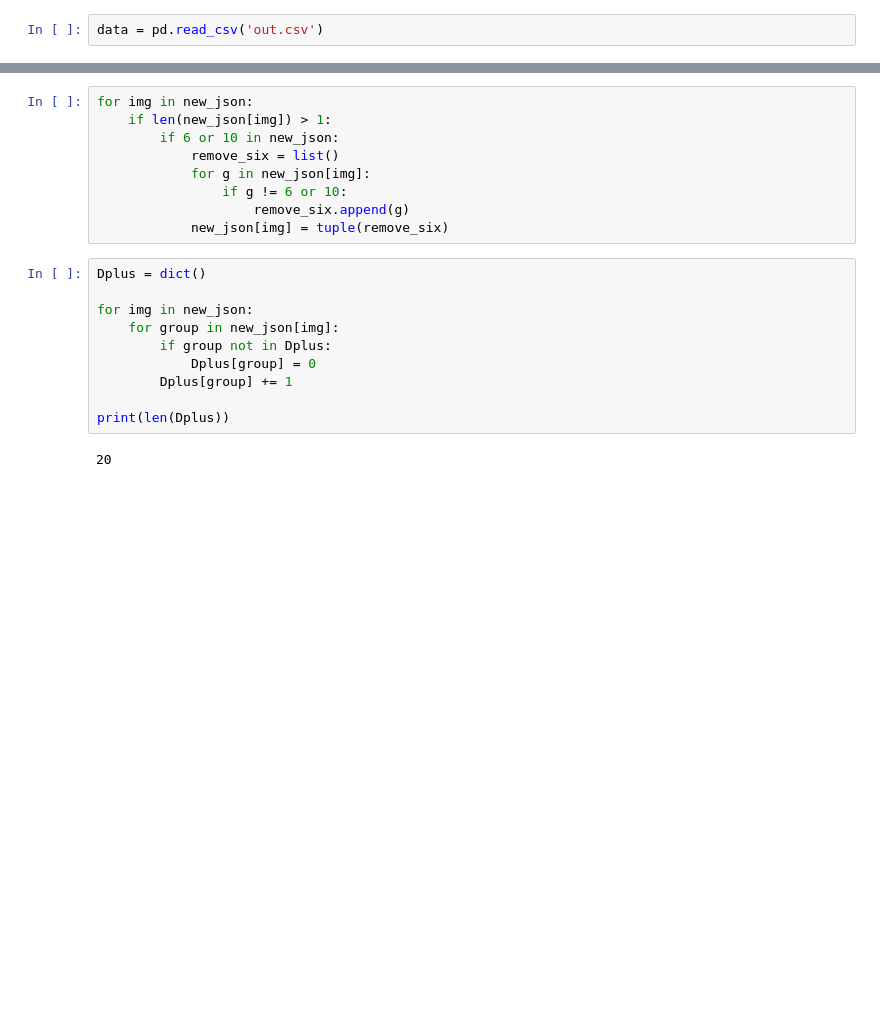
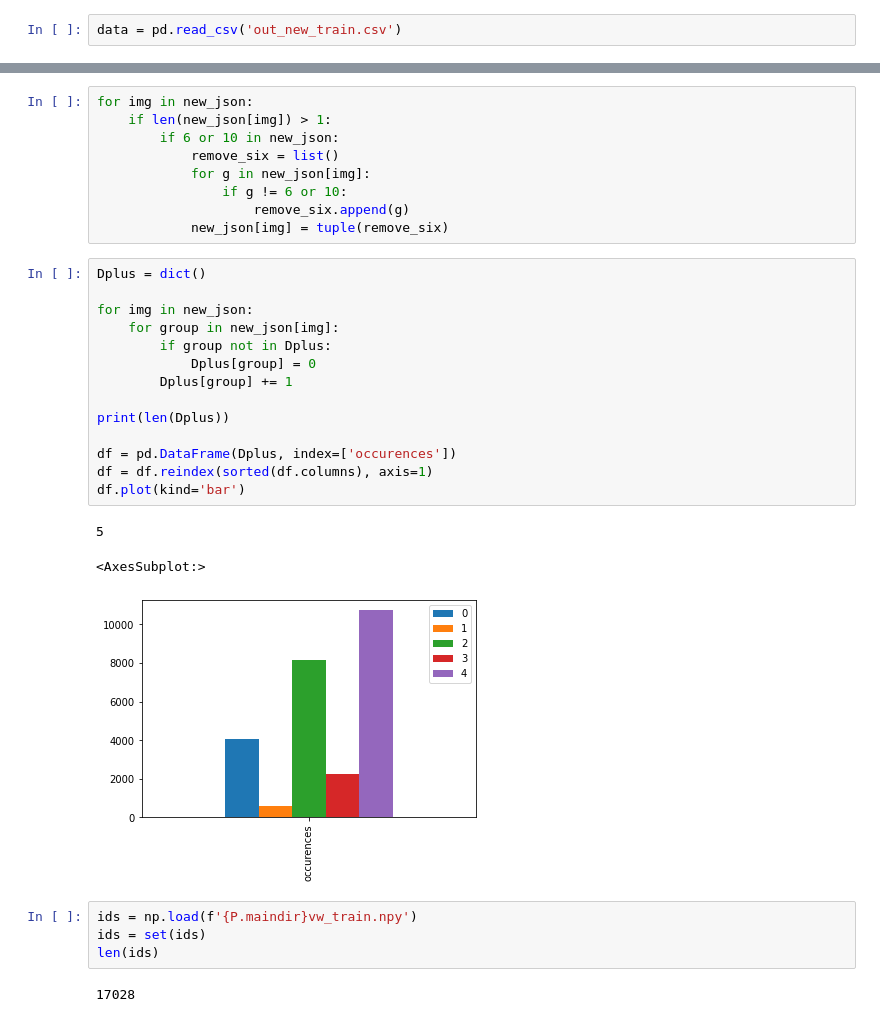
Before and after one commit to aliciaviernes/vizwiz-labels, a Jupyter notebook: classification.ipynb, the cells around one changed output, grey strips where cells are left out. Drawn from its saved outputs; the diff is of its cells as text; blank space fills up the shorter version.

```diff
--- a/classification.ipynb
+++ b/classification.ipynb
@@ -5,5 +6,5 @@ import json
 # %%
-data = pd.read_csv('out.csv')
+data = pd.read_csv('out_new_train.csv')
 # %%
 def read_cluster(df, i):
     col_list = df[i].tolist()
@@ -95,12 +97,24 @@ for img in new_json:
 # %%
 Dplus = dict()
 
 for img in new_json:
     for group in new_json[img]:
         if group not in Dplus:
             Dplus[group] = 0
         Dplus[group] += 1
 
 print(len(Dplus))
+
+df = pd.DataFrame(Dplus, index=['occurences'])
+df = df.reindex(sorted(df.columns), axis=1)
+df.plot(kind='bar')
 # %% [output]
-20
+5
+<AxesSubplot:>
+[figure, added]
+# %%
+ids = np.load(f'{P.maindir}vw_train.npy')
+ids = set(ids)
+len(ids)
+# %% [output]
+17028
```
Also changed, not shown: parts of 14 cells of this notebook, 4 other files.
